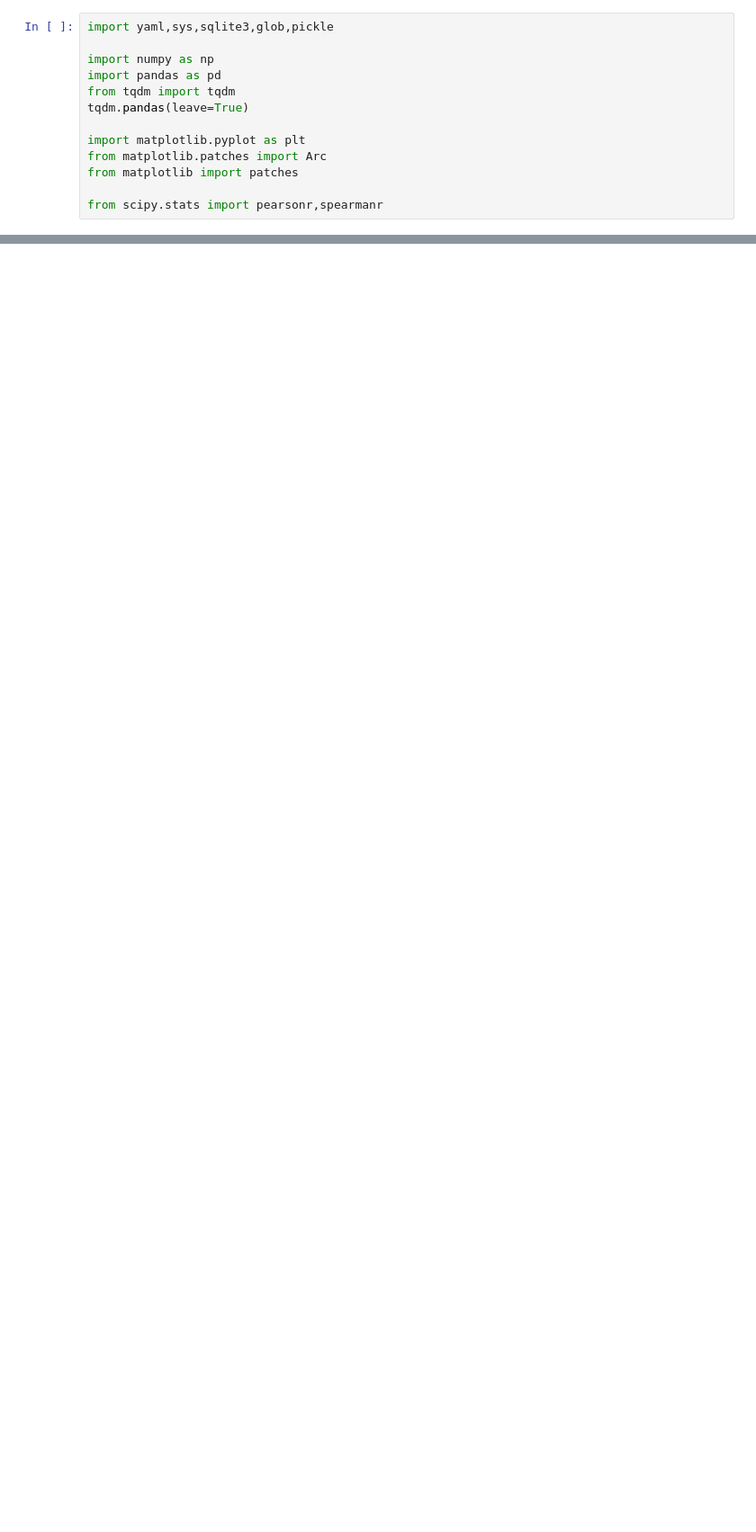
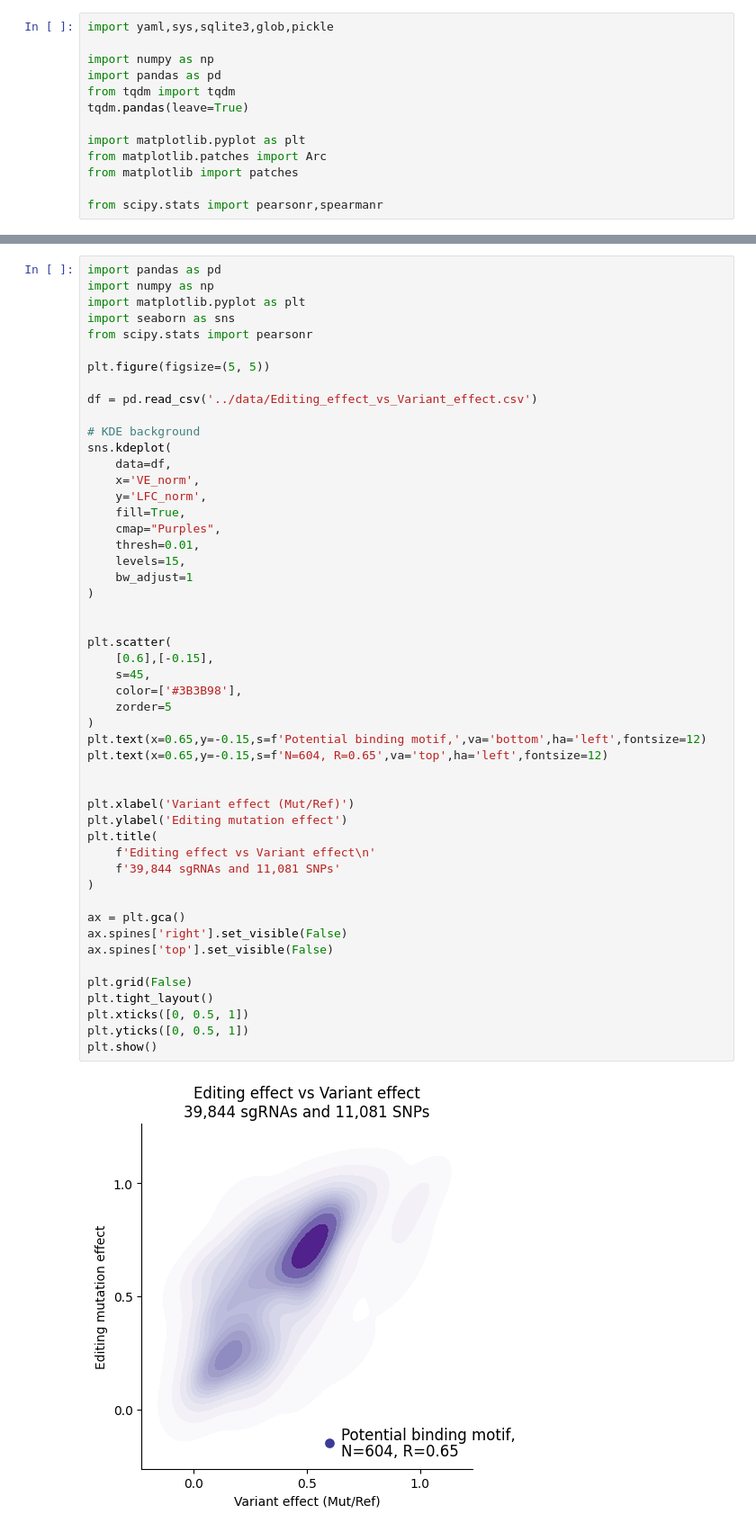
Before and after one commit to xmuhuanglab/eScreen, a Jupyter notebook: Analysis/Analysis.ipynb, the cells around one changed output, grey strips where cells are left out. Shown at 90% size. Drawn from its saved outputs; the diff is of its cells as text; blank space fills up the shorter version.

```diff
--- a/Analysis/Analysis.ipynb
+++ b/Analysis/Analysis.ipynb
@@ -167,0 +207,52 @@ Pearson = PearsonRResult(statistic=np.float64(0.5745713332307241), pvalue=np.flo
+# %%
+import pandas as pd
+import numpy as np
+import matplotlib.pyplot as plt
+import seaborn as sns
+from scipy.stats import pearsonr
+
+plt.figure(figsize=(5, 5))
+
+df = pd.read_csv('../data/Editing_effect_vs_Variant_effect.csv')
+
+# KDE background
+sns.kdeplot(
+    data=df,
+    x='VE_norm',
+    y='LFC_norm',
+    fill=True,
+    cmap="Purples",
+    thresh=0.01,
+    levels=15,
+    bw_adjust=1
+)
+
+
+plt.scatter(
+    [0.6],[-0.15],
+    s=45,
+    color=['#3B3B98'],
+    zorder=5
+)
+plt.text(x=0.65,y=-0.15,s=f'Potential binding motif,',va='bottom',ha='left',fontsize=12)
+plt.text(x=0.65,y=-0.15,s=f'N=604, R=0.65',va='top',ha='left',fontsize=12)
+
+
+plt.xlabel('Variant effect (Mut/Ref)')
+plt.ylabel('Editing mutation effect')
+plt.title(
+    f'Editing effect vs Variant effect\n'
+    f'39,844 sgRNAs and 11,081 SNPs'
+)
+
+ax = plt.gca()
+ax.spines['right'].set_visible(False)
+ax.spines['top'].set_visible(False)
+
+plt.grid(False)
+plt.tight_layout()
+plt.xticks([0, 0.5, 1])
+plt.yticks([0, 0.5, 1])
+plt.show()
+# %% [output]
+[figure, added]
```
Also changed, not shown: parts of 12 cells of this notebook, 7 other files.
